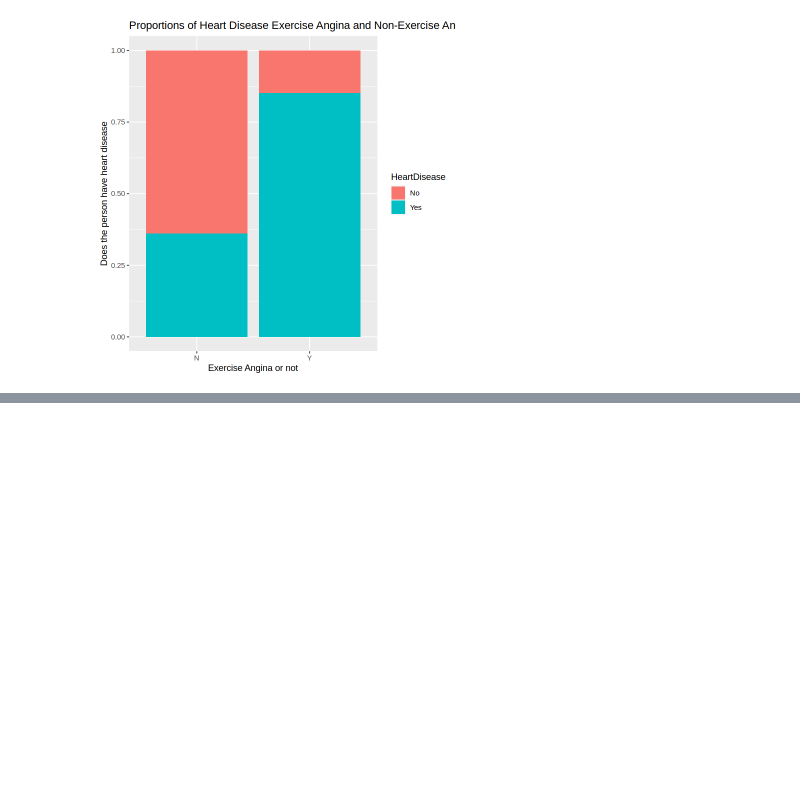
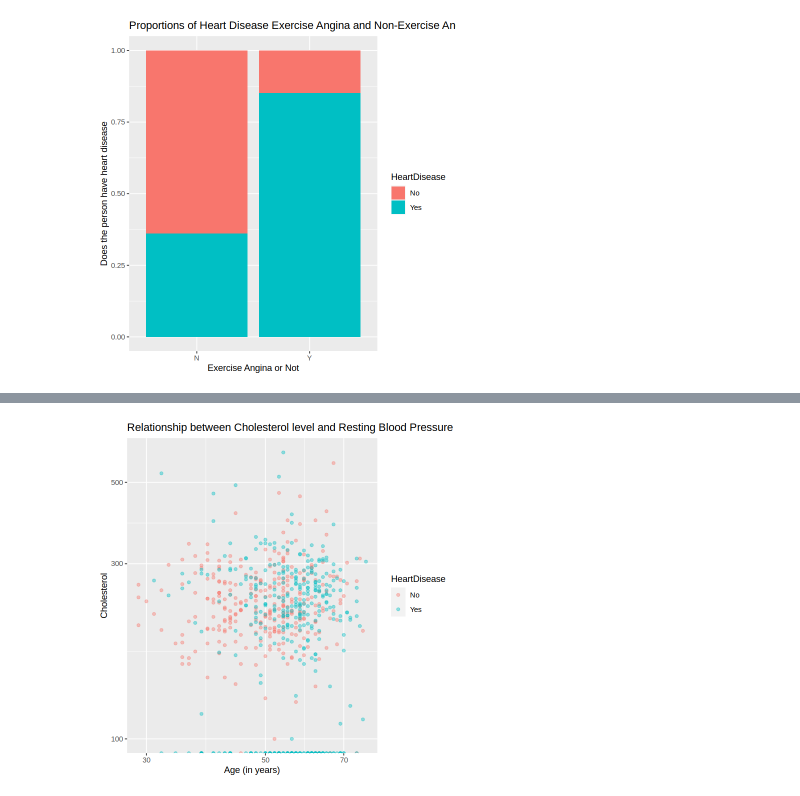
Before and after one commit to Muskandavee/PROPOSAL-, a Jupyter notebook: proposal.ipynb, the cells around one changed output, grey strips where cells are left out. Cells and saved outputs as stored; diff of their text form; code cells hidden in the pictures; blank space fills up the shorter version.

```diff
--- a/proposal.ipynb
+++ b/proposal.ipynb
@@ -137,0 +171,13 @@ Exercise_Angina_plot
+# %%
+options(repr.plot.width = 6, repr.plot.height = 6)
+Age_Cholesterol_plot<-heart_disease_train|>
+ggplot(aes(x=Age, y=Cholesterol))+
+geom_point(aes(color=HeartDisease),alpha=0.4)+
+xlab("Age (in years)")+
+ylab("Cholesterol")+
+labs("Heart Disease")+
+  scale_x_log10(labels = label_comma()) +
+  scale_y_log10(labels = label_comma())+
+ggtitle("Relationship between Cholesterol level and Resting Blood Pressure")
+Age_Cholesterol_plot
+# %% [output]
@@ -137,0 +186 @@ Exercise_Angina_plot
+[figure, added]
```
Also changed, not shown: parts of 8 cells of this notebook.
